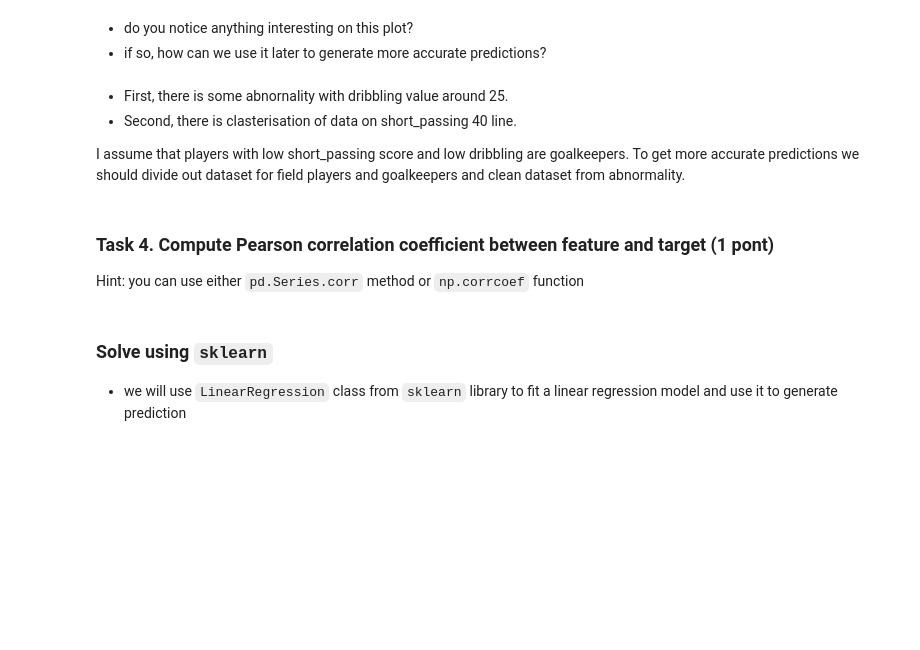
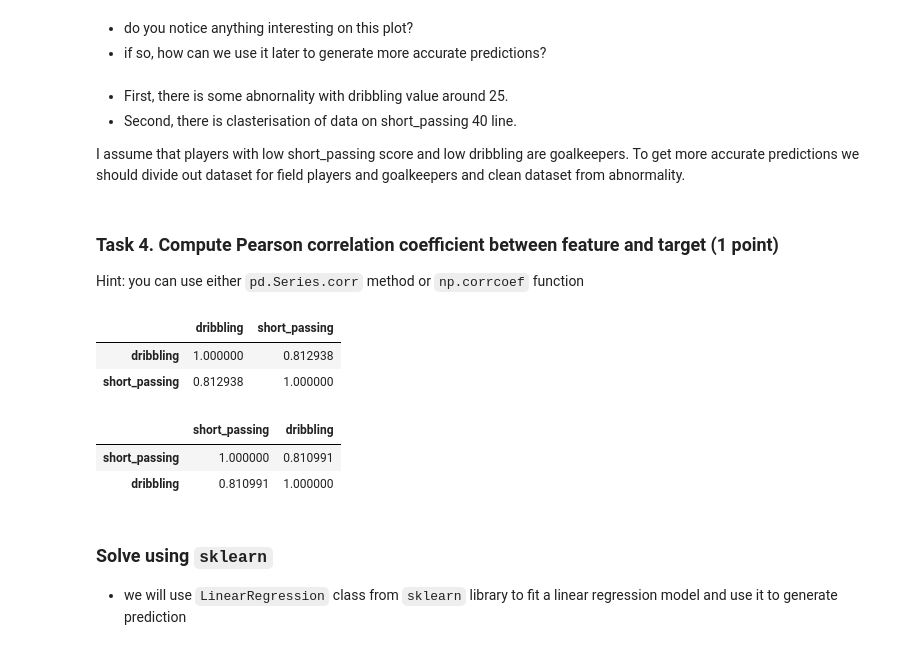
Before and after one commit to codekot/linear_regression, a Jupyter notebook: linear_regression.ipynb, the cells around one changed output. Drawn from its saved outputs; the diff is of its cells as text; code cells hidden in the pictures; blank space fills up the shorter version.

```diff
--- a/linear_regression.ipynb
+++ b/linear_regression.ipynb
@@ -580,16 +580,28 @@ plt.ylabel('dribbling');
 # %% [markdown]
 * do you notice anything interesting on this plot?
 * if so, how can we use it later to generate more accurate predictions?
-# %% [markdown]
-- First, there is some abnornality with dribbling value around 25.
-- Second, there is clasterisation of data on short_passing 40 line.
-
-I assume that players with low short_passing score and low dribbling are goalkeepers. To get more accurate predictions we should divide out dataset for field players and goalkeepers and clean dataset from abnormality.
+# %% [markdown]
+- First, there is some abnornality with dribbling value around 25.
+- Second, there is clasterisation of data on short_passing 40 line.
+
+I assume that players with low short_passing score and low dribbling are goalkeepers. To get more accurate predictions we should divide out dataset for field players and goalkeepers and clean dataset from abnormality.
 # %% [markdown]
-### Task 4. Compute Pearson correlation coefficient between feature and target (1 pont)
+### Task 4. Compute Pearson correlation coefficient between feature and target (1 point)
 Hint: you can use either `pd.Series.corr` method or `np.corrcoef` function
 # %%
-# your code here
+# Compute correlation on whole data
+df.loc[:, [target, features[0]]].corr()
+# %% [output]
+|  | dribbling | short_passing |
+| dribbling | 1.000000 | 0.812938 |
+| short_passing | 0.812938 | 1.000000 |
+# %%
+# Compute correlation on train  dataset
+pd.concat([x_train, y_train], axis=1).corr()
+# %% [output]
+|  | short_passing | dribbling |
+| short_passing | 1.000000 | 0.810991 |
+| dribbling | 0.810991 | 1.000000 |
 # %% [markdown]
 ### Solve using `sklearn`
 
```
Also changed, not shown: parts of 10 cells of this notebook.
